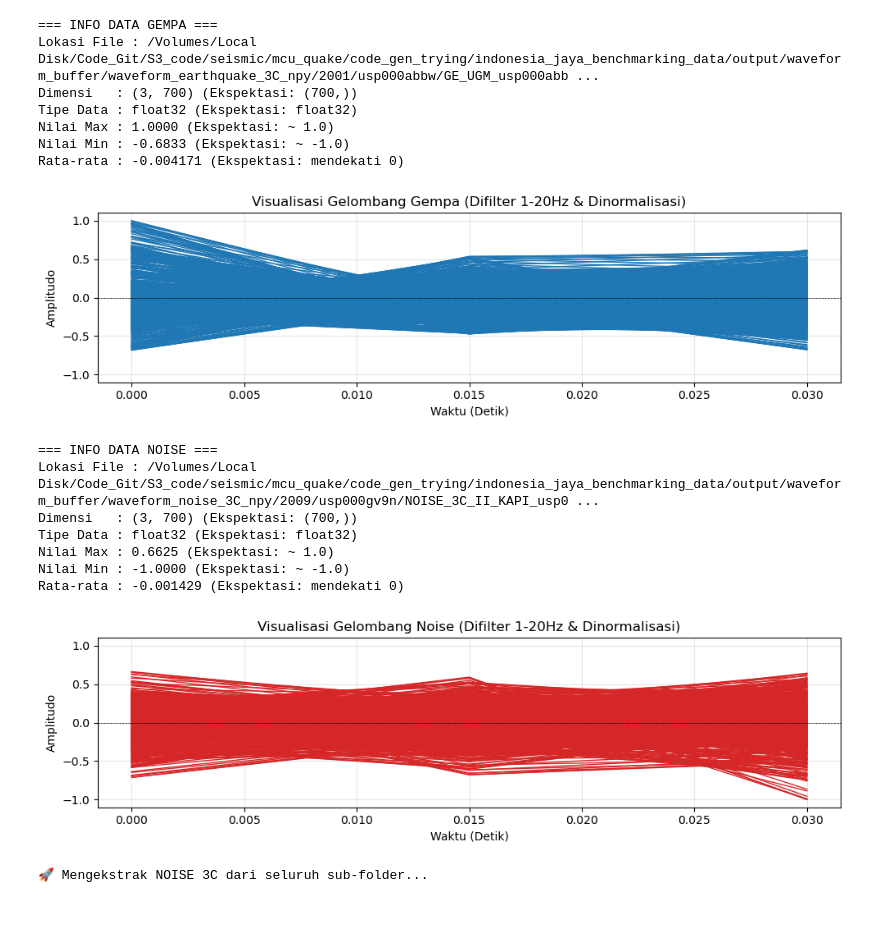
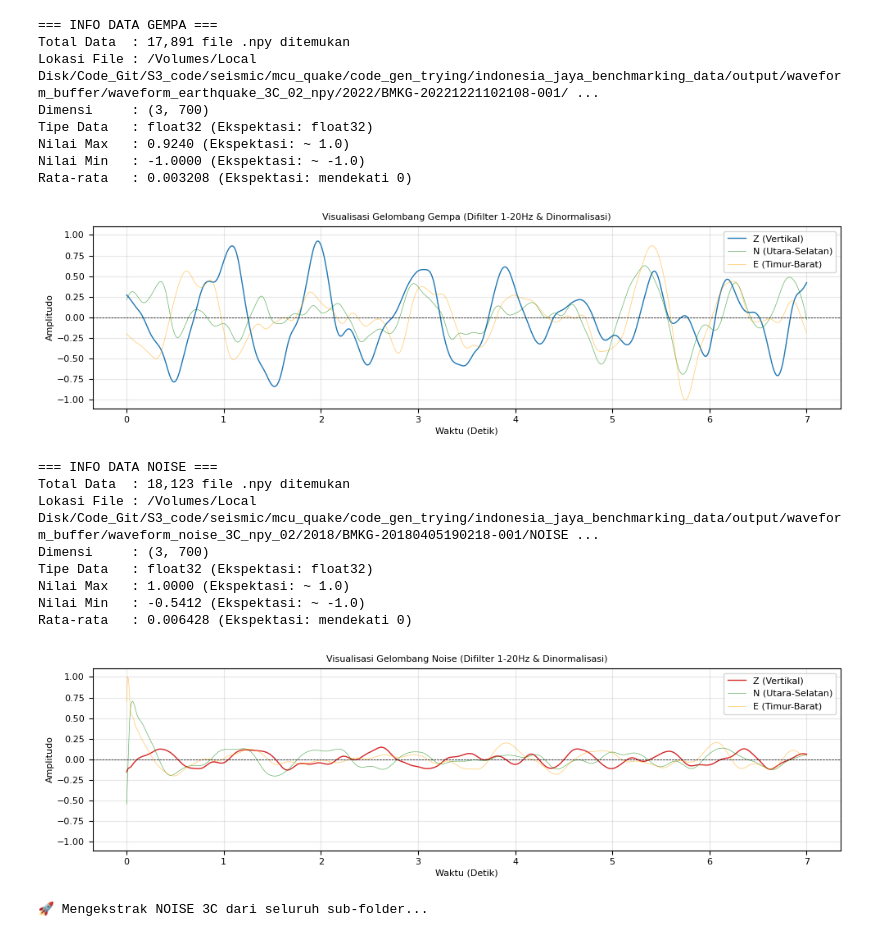
Before and after one commit to verykurniabakti/seismiccode, a Jupyter notebook: mcu_quake/code_gen_trying/indonesia_jaya_benchmarking_data/pre_processing_identik_zhi_geng_3c.ipynb, the cells around one changed output. Saved outputs shown, nothing was run; the diff lists cells and outputs as text; code cells hidden in the pictures.

```diff
--- a/mcu_quake/code_gen_trying/indonesia_jaya_benchmarking_data/pre_processing_identik_zhi_geng_3c.ipynb
+++ b/mcu_quake/code_gen_trying/indonesia_jaya_benchmarking_data/pre_processing_identik_zhi_geng_3c.ipynb
@@ -119,6 +119,9 @@ def inspect_and_plot_data(folder_path, label_name, color):
         print(f"❌ Tidak ada file .npy di folder {label_name} atau sub-foldernya.")
         return
 
+    # 🔥 TAMBAHAN: Menghitung total file yang ditemukan
+    total_files = len(npy_files)
+
     # Ambil 1 file acak dari seluruh file yang ditemukan
     file_path = random.choice(npy_files)
     sample_file = os.path.basename(file_path)
@@ -126,58 +129,72 @@ def inspect_and_plot_data(folder_path, label_name, color):
     # Load data
     data = np.load(file_path)
 
     # Print Info Statistik
     print(f"\n=== INFO DATA {label_name.upper()} ===")
+    print(f"Total Data  : {total_files:,} file .npy ditemukan") # Ditampilkan di sini
     print(f"Lokasi File : {file_path}")
-    print(f"Dimensi   : {data.shape} (Ekspektasi: (700,))")
-    print(f"Tipe Data : {data.dtype} (Ekspektasi: float32)")
-    print(f"Nilai Max : {np.max(data):.4f} (Ekspektasi: ~ 1.0)")
-    print(f"Nilai Min : {np.min(data):.4f} (Ekspektasi: ~ -1.0)")
-    print(f"Rata-rata : {np.mean(data):.6f} (Ekspektasi: mendekati 0)")
+    print(f"Dimensi     : {data.shape}")
+    print(f"Tipe Data   : {data.dtype} (Ekspektasi: float32)")
+    print(f"Nilai Max   : {np.max(data):.4f} (Ekspektasi: ~ 1.0)")
+    print(f"Nilai Min   : {np.min(data):.4f} (Ekspektasi: ~ -1.0)")
+    print(f"Rata-rata   : {np.mean(data):.6f} (Ekspektasi: mendekati 0)")
 
     # Plotting Gelombang
     plt.figure(figsize=(10, 3))
-    # Buat sumbu X berbasis waktu (700 sampel / 100 Hz = 7 detik)
-    time_axis = np.linspace(0, len(data)/100, len(data))
 
-    plt.plot(time_axis, data, color=color, linewidth=1)
+    # 🔥 PENYESUAIAN 3C/1C: Ambil panjang sampel dari dimensi terakhir
+    num_samples = data.shape[-1]
+    time_axis = np.linspace(0, num_samples / 100, num_samples) # 700 sampel / 100 Hz = 7 detik
+
+    # Jika data 1C (700,)
+    if len(data.shape) == 1:
+        plt.plot(time_axis, data, color=color, linewidth=1)
+    # Jika data 3C (3, 700)
+    elif len(data.shape) == 2 and data.shape[0] == 3:
+        plt.plot(time_axis, data[0], color=color, linewidth=1, label="Z (Vertikal)")
+        plt.plot(time_axis, data[1], color="green", linewidth=0.5, alpha=0.6, label="N (Utara-Selatan)")
+        plt.plot(time_axis, data[2], color="orange", linewidth=0.5, alpha=0.6, label="E (Timur-Barat)")
+        plt.legend(loc="upper right", fontsize=8)
+
     plt.title(f"Visualisasi Gelombang {label_name} (Difilter 1-20Hz & Dinormalisasi)")
     plt.xlabel("Waktu (Detik)")
     plt.ylabel("Amplitudo")
     plt.ylim(-1.1, 1.1)
     plt.axhline(0, color='black', linewidth=0.5, linestyle='--')
     plt.grid(True, alpha=0.3)
     plt.tight_layout()
     plt.show()
 
 # ==========================================
-# KONFIGURASI PATH (Sudah dilengkapi)
+# KONFIGURASI PATH
 # ==========================================
-DIR_GEMPA = "/Volumes/Local Disk/Code_Git/S3_code/seismic/mcu_quake/code_gen_trying/indonesia_jaya_benchmarking_data/output/waveform_buffer/waveform_earthquake_3C_npy"
-DIR_NOISE = "/Volumes/Local Disk/Code_Git/S3_code/seismic/mcu_quake/code_gen_trying/indonesia_jaya_benchmarking_data/output/waveform_buffer/waveform_noise_3C_npy"
+DIR_GEMPA = "/Volumes/Local Disk/Code_Git/S3_code/seismic/mcu_quake/code_gen_trying/indonesia_jaya_benchmarking_data/output/waveform_buffer/waveform_earthquake_3C_02_npy"
+DIR_NOISE = "/Volumes/Local Disk/Code_Git/S3_code/seismic/mcu_quake/code_gen_trying/indonesia_jaya_benchmarking_data/output/waveform_buffer/waveform_noise_3C_npy_02"
 
 # Cek Data Gempa (Warna Biru)
 inspect_and_plot_data(DIR_GEMPA, label_name="Gempa", color="#1f77b4")
 
 # Cek Data Noise (Warna Merah)
 inspect_and_plot_data(DIR_NOISE, label_name="Noise", color="#d62728")
 # %% [output]
 === INFO DATA GEMPA ===
-Lokasi File : /Volumes/Local Disk/Code_Git/S3_code/seismic/mcu_quake/code_gen_trying/indonesia_jaya_benchmarking_data/output/waveform_buffer/waveform_earthquake_3C_npy/2001/usp000abbw/GE_UGM_usp000abb ...
-Dimensi   : (3, 700) (Ekspektasi: (700,))
-Tipe Data : float32 (Ekspektasi: float32)
-Nilai Max : 1.0000 (Ekspektasi: ~ 1.0)
-Nilai Min : -0.6833 (Ekspektasi: ~ -1.0)
-Rata-rata : -0.004171 (Ekspektasi: mendekati 0)
+Total Data  : 17,891 file .npy ditemukan
+Lokasi File : /Volumes/Local Disk/Code_Git/S3_code/seismic/mcu_quake/code_gen_trying/indonesia_jaya_benchmarking_data/output/waveform_buffer/waveform_earthquake_3C_02_npy/2022/BMKG-20221221102108-001/ ...
+Dimensi     : (3, 700)
+Tipe Data   : float32 (Ekspektasi: float32)
+Nilai Max   : 0.9240 (Ekspektasi: ~ 1.0)
+Nilai Min   : -1.0000 (Ekspektasi: ~ -1.0)
+Rata-rata   : 0.003208 (Ekspektasi: mendekati 0)
-[figure, old version]
+[figure, new version]
 === INFO DATA NOISE ===
-Lokasi File : /Volumes/Local Disk/Code_Git/S3_code/seismic/mcu_quake/code_gen_trying/indonesia_jaya_benchmarking_data/output/waveform_buffer/waveform_noise_3C_npy/2009/usp000gv9n/NOISE_3C_II_KAPI_usp0 ...
-Dimensi   : (3, 700) (Ekspektasi: (700,))
-Tipe Data : float32 (Ekspektasi: float32)
-Nilai Max : 0.6625 (Ekspektasi: ~ 1.0)
-Nilai Min : -1.0000 (Ekspektasi: ~ -1.0)
-Rata-rata : -0.001429 (Ekspektasi: mendekati 0)
+Total Data  : 18,123 file .npy ditemukan
+Lokasi File : /Volumes/Local Disk/Code_Git/S3_code/seismic/mcu_quake/code_gen_trying/indonesia_jaya_benchmarking_data/output/waveform_buffer/waveform_noise_3C_npy_02/2018/BMKG-20180405190218-001/NOISE ...
+Dimensi     : (3, 700)
+Tipe Data   : float32 (Ekspektasi: float32)
+Nilai Max   : 1.0000 (Ekspektasi: ~ 1.0)
+Nilai Min   : -0.5412 (Ekspektasi: ~ -1.0)
+Rata-rata   : 0.006428 (Ekspektasi: mendekati 0)
-[figure, old version]
+[figure, new version]
 # %%
 import os
 import obspy
```
Also changed, not shown: parts of 4 cells of this notebook, 6 other files.
